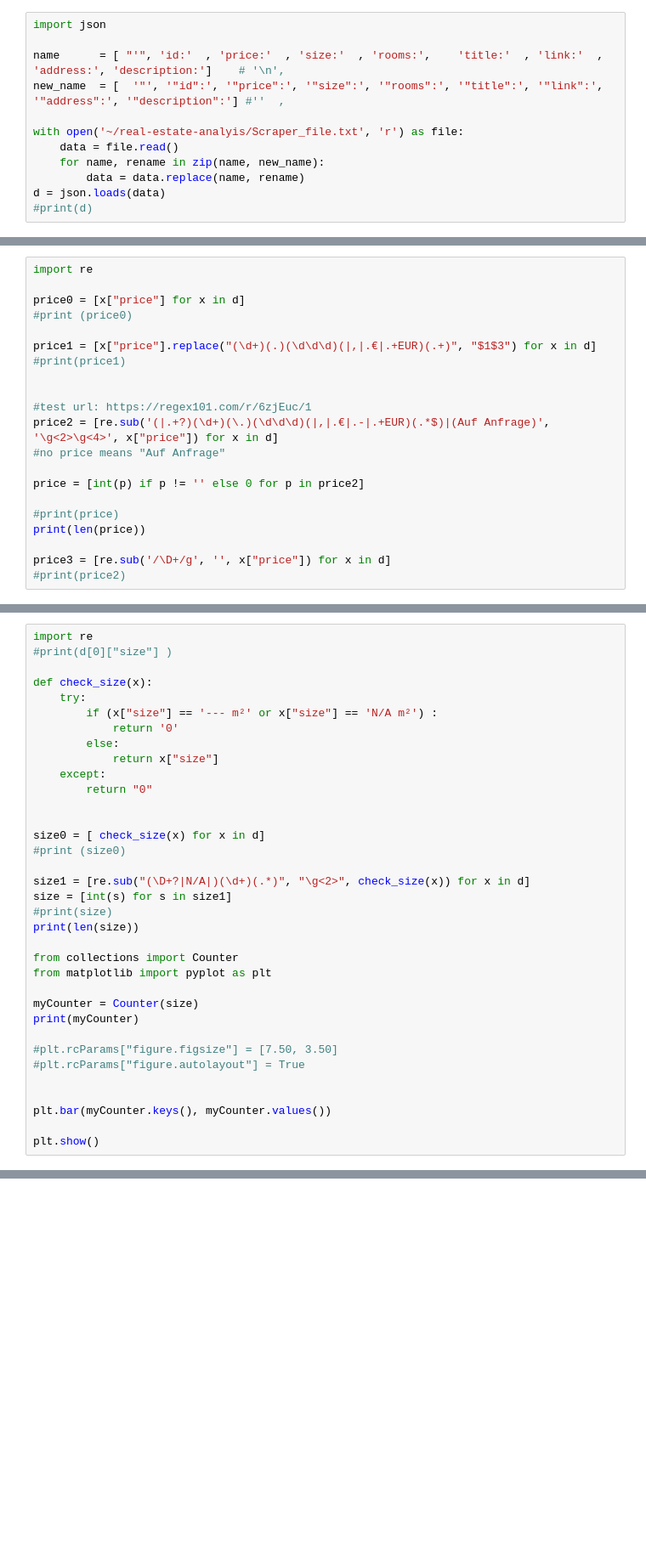
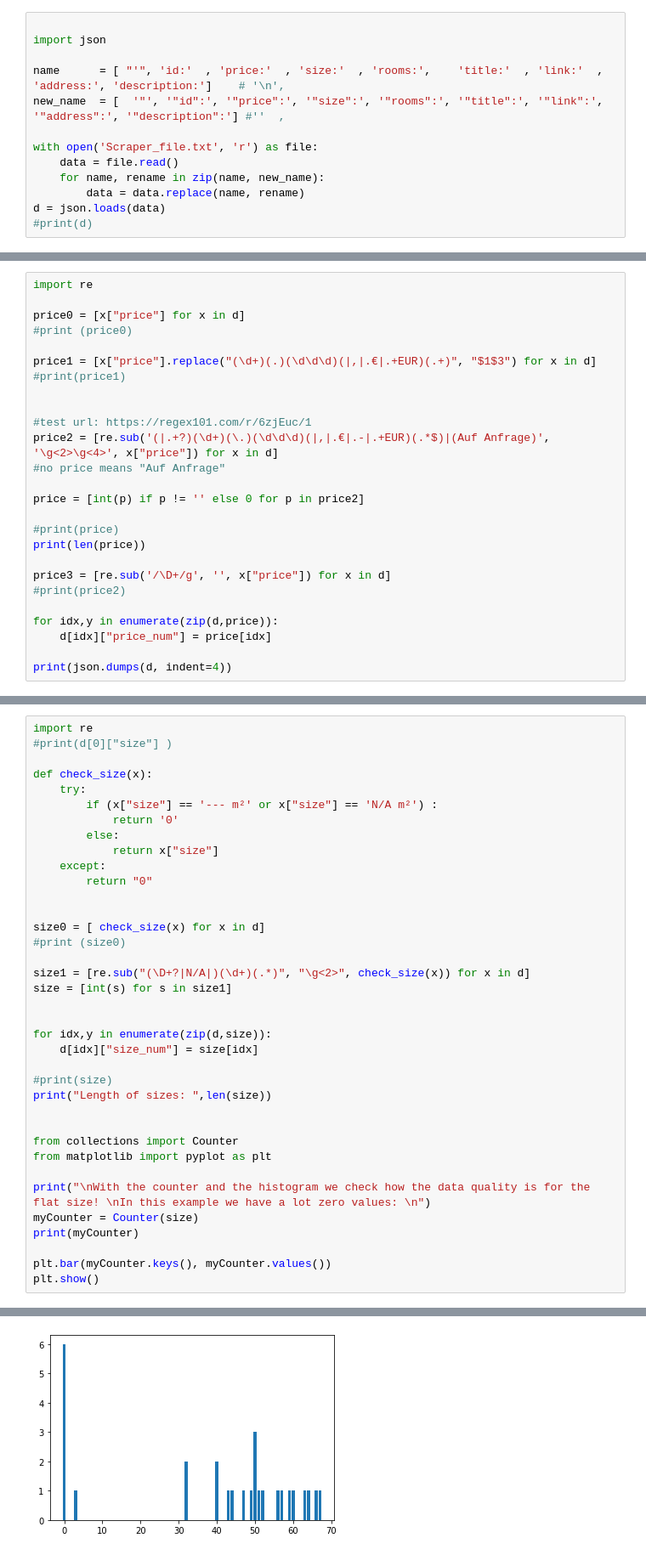
Before and after one commit to kelaja/real-estate-analysis, a Jupyter notebook: ImmoAnalysis.ipynb, the cells around one changed output, grey strips where cells are left out. Shown at 85% size. Cells and saved outputs as stored; diff of their text form; blank space fills up the shorter version.

```diff
--- a/ImmoAnalysis.ipynb
+++ b/ImmoAnalysis.ipynb
@@ -1,10 +11,11 @@
 # %%
+
 import json
 
 name      = [ "'", 'id:'  , 'price:'  , 'size:'  , 'rooms:',    'title:'  , 'link:'  , 'address:', 'description:']    # '\n',
 new_name  = [  '"', '"id":', '"price":', '"size":', '"rooms":', '"title":', '"link":', '"address":', '"description":'] #''  ,
 
-with open('~/real-estate-analyis/Scraper_file.txt', 'r') as file:
+with open('Scraper_file.txt', 'r') as file:
     data = file.read()
     for name, rename in zip(name, new_name):
         data = data.replace(name, rename)
@@ -31,3 +70,8 @@ print(len(price))
 
 price3 = [re.sub('/\D+/g', '', x["price"]) for x in d]
 #print(price2)
+
+for idx,y in enumerate(zip(d,price)):
+    d[idx]["price_num"] = price[idx]
+
+print(json.dumps(d, indent=4))
@@ -50,19 +112,22 @@ size0 = [ check_size(x) for x in d]
 
 size1 = [re.sub("(\D+?|N/A|)(\d+)(.*)", "\g<2>", check_size(x)) for x in d]
 size = [int(s) for s in size1]
+
+
+for idx,y in enumerate(zip(d,size)):
+    d[idx]["size_num"] = size[idx]
+
 #print(size)
-print(len(size))
+print("Length of sizes: ",len(size))
+
 
 from collections import Counter
 from matplotlib import pyplot as plt
 
+print("\nWith the counter and the histogram we check how the data quality is for the flat size! \nIn this example we have a lot zero values: \n")
 myCounter = Counter(size)
 print(myCounter)
 
-#plt.rcParams["figure.figsize"] = [7.50, 3.50]
-#plt.rcParams["figure.autolayout"] = True
-
-
 plt.bar(myCounter.keys(), myCounter.values())
-
 plt.show()
+# %% [output]
@@ -69,3 +140,4 @@ plt.show()
+[figure, added]
 # %%
 urls = [url["link"] for url in d]
 #print(urls)
```
Also changed, not shown: parts of 12 cells of this notebook, 3 other files.
